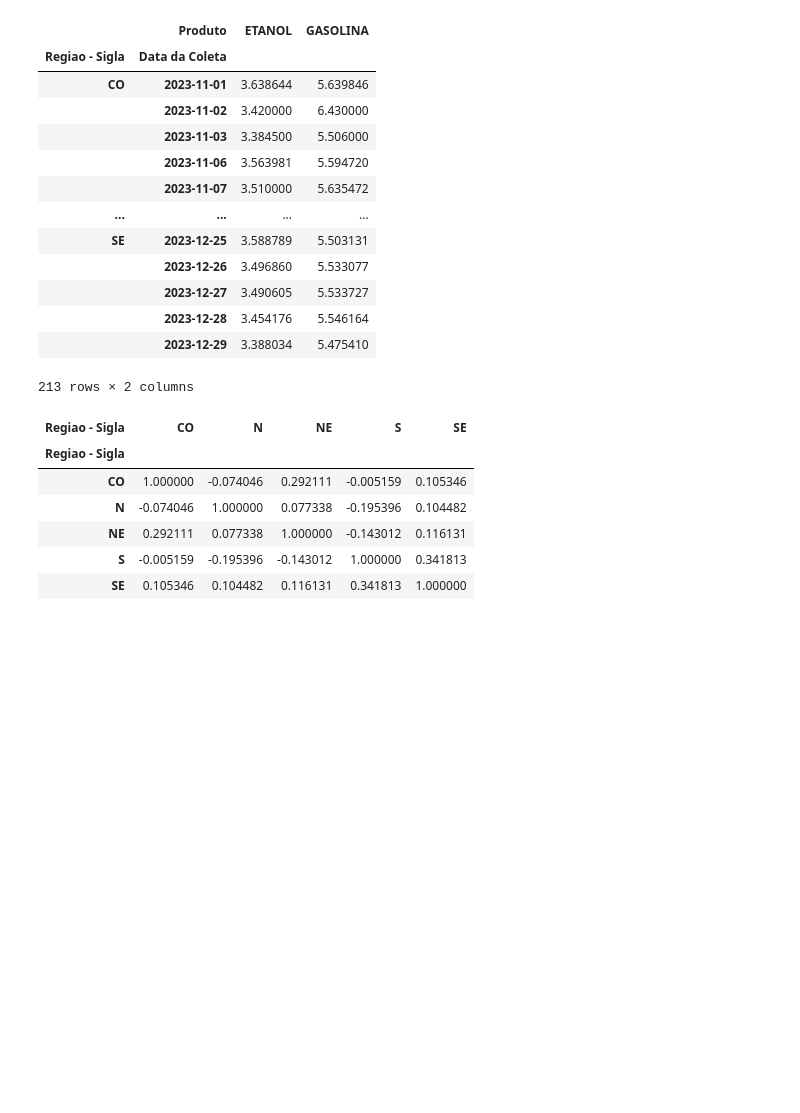
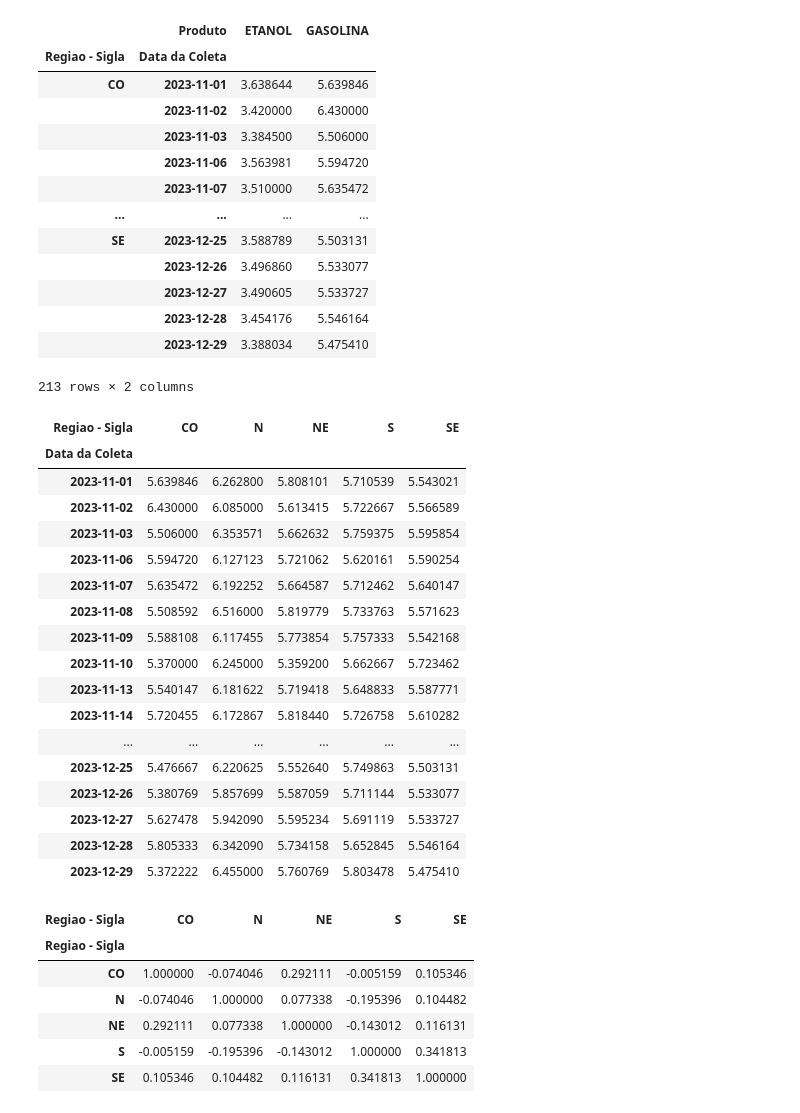
Before and after one commit to arthurlorran1/Projeto-4, a Jupyter notebook: notebook.ipynb, the cells around one changed output. Saved outputs shown, nothing was run; the diff lists cells and outputs as text; code cells hidden in the pictures; blank space fills up the shorter version.

```diff
--- a/notebook.ipynb
+++ b/notebook.ipynb
@@ -504,11 +504,30 @@ gp5
 # %%
 gp5E = gp5['ETANOL']
 gp5E = gp5E.unstack(level='Regiao - Sigla')
 #gp5E
 
 gp5G = gp5['GASOLINA']
 gp5G = gp5G.unstack(level='Regiao - Sigla')
-#gp5G
+gp5G
+# %% [output]
+| Regiao - Sigla | CO | N | NE | S | SE |
+| Data da Coleta |  |  |  |  |  |
+| 2023-11-01 | 5.639846 | 6.262800 | 5.808101 | 5.710539 | 5.543021 |
+| 2023-11-02 | 6.430000 | 6.085000 | 5.613415 | 5.722667 | 5.566589 |
+| 2023-11-03 | 5.506000 | 6.353571 | 5.662632 | 5.759375 | 5.595854 |
+| 2023-11-06 | 5.594720 | 6.127123 | 5.721062 | 5.620161 | 5.590254 |
+| 2023-11-07 | 5.635472 | 6.192252 | 5.664587 | 5.712462 | 5.640147 |
+| 2023-11-08 | 5.508592 | 6.516000 | 5.819779 | 5.733763 | 5.571623 |
+| 2023-11-09 | 5.588108 | 6.117455 | 5.773854 | 5.757333 | 5.542168 |
+| 2023-11-10 | 5.370000 | 6.245000 | 5.359200 | 5.662667 | 5.723462 |
+| 2023-11-13 | 5.540147 | 6.181622 | 5.719418 | 5.648833 | 5.587771 |
+| 2023-11-14 | 5.720455 | 6.172867 | 5.818440 | 5.726758 | 5.610282 |
+| ... | ... | ... | ... | ... | ... |
+| 2023-12-25 | 5.476667 | 6.220625 | 5.552640 | 5.749863 | 5.503131 |
+| 2023-12-26 | 5.380769 | 5.857699 | 5.587059 | 5.711144 | 5.533077 |
+| 2023-12-27 | 5.627478 | 5.942090 | 5.595234 | 5.691119 | 5.533727 |
+| 2023-12-28 | 5.805333 | 6.342090 | 5.734158 | 5.652845 | 5.546164 |
+| 2023-12-29 | 5.372222 | 6.455000 | 5.760769 | 5.803478 | 5.475410 |
 # %%
 gp5E.corr()
 # %% [output]
```
Also changed, not shown: parts of 1 cell of this notebook.
